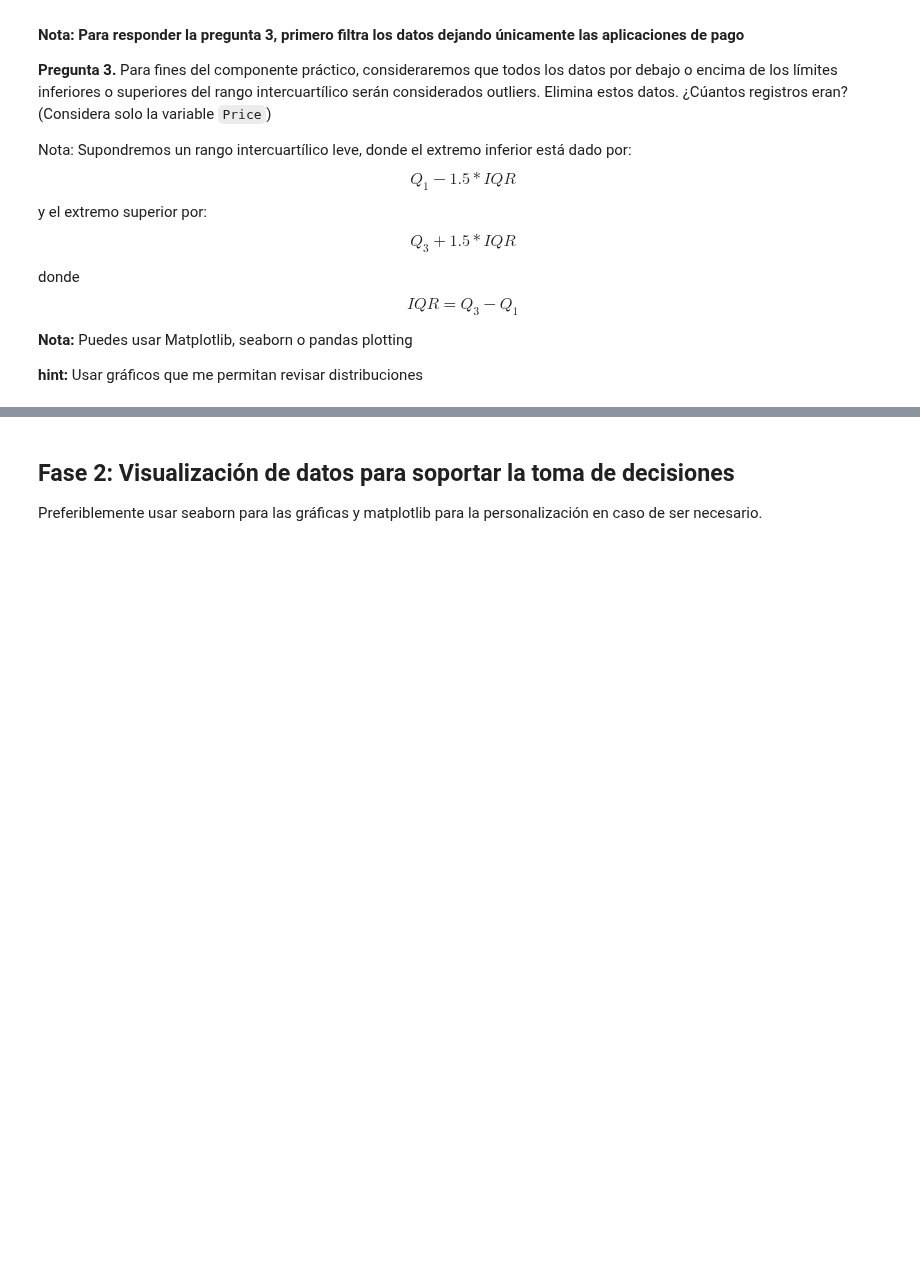
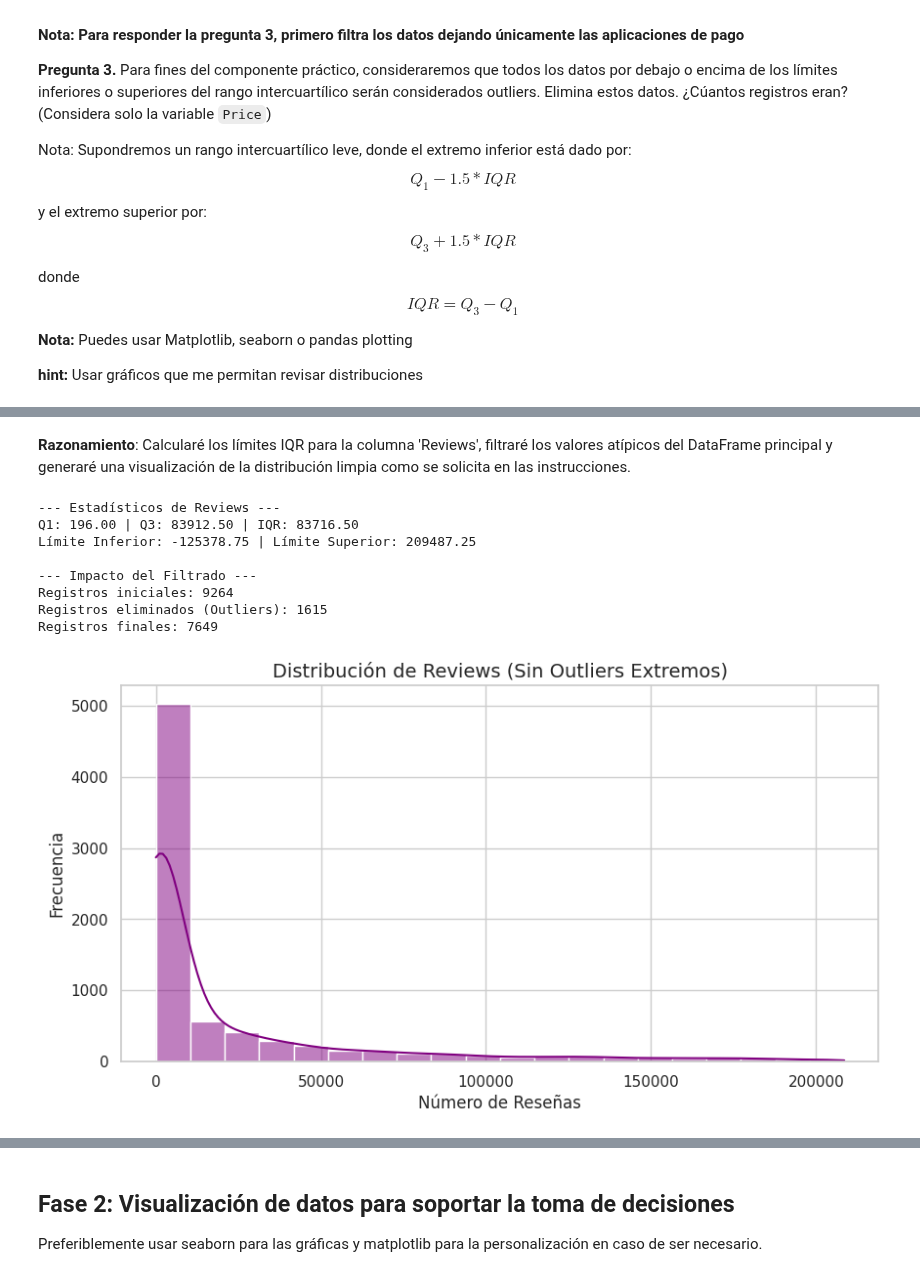
Before and after one commit to Alexander-Luna/Modulo2UIDE, a Jupyter notebook: Week1/P_1_G6.ipynb, the cells around one changed output, grey strips where cells are left out. Drawn from its saved outputs; the diff is of its cells as text; code cells hidden in the pictures; blank space fills up the shorter version.

```diff
--- a/Week1/P_1_G6.ipynb
+++ b/Week1/P_1_G6.ipynb
@@ -786,0 +721,47 @@ size_histlimpio_fig.bar_label(size_histlimpio_fig.containers[0],fontsize=8,paddi
+# %% [markdown]
+**Razonamiento**:
+Calcularé los límites IQR para la columna 'Reviews', filtraré los valores atípicos del DataFrame principal y generaré una visualización de la distribución limpia como se solicita en las instrucciones.
+# %%
+# 1. Calcular Cuartiles e IQR para 'Reviews'
+Q1_rev = data['Reviews'].quantile(0.25)
+Q3_rev = data['Reviews'].quantile(0.75)
+IQR_rev = Q3_rev - Q1_rev
+
+# 2. Definir Límites
+lower_limit_rev = Q1_rev - 1.5 * IQR_rev
+upper_limit_rev = Q3_rev + 1.5 * IQR_rev
+
+# 3. Imprimir Límites
+print(f'--- Estadísticos de Reviews ---')
+print(f'Q1: {Q1_rev:.2f} | Q3: {Q3_rev:.2f} | IQR: {IQR_rev:.2f}')
+print(f'Límite Inferior: {lower_limit_rev:.2f} | Límite Superior: {upper_limit_rev:.2f}')
+
+# 4. Filtrar Datos y Reportar Impacto
+filas_antes = data.shape[0]
+data = data[(data['Reviews'] >= lower_limit_rev) & (data['Reviews'] <= upper_limit_rev)]
+filas_despues = data.shape[0]
+
+print(f'\n--- Impacto del Filtrado ---')
+print(f'Registros iniciales: {filas_antes}')
+print(f'Registros eliminados (Outliers): {filas_antes - filas_despues}')
+print(f'Registros finales: {filas_despues}')
+
+# 5. Visualización
+import matplotlib.pyplot as plt
+import seaborn as sns
+plt.figure(figsize=(10, 5))
+sns.histplot(data=data, x='Reviews', kde=True, color='purple', bins=20)
+plt.title('Distribución de Reviews (Sin Outliers Extremos)', fontsize=14)
+plt.xlabel('Número de Reseñas', fontsize=12)
+plt.ylabel('Frecuencia', fontsize=12)
+plt.show()
+# %% [output]
+--- Estadísticos de Reviews ---
+Q1: 196.00 | Q3: 83912.50 | IQR: 83716.50
+Límite Inferior: -125378.75 | Límite Superior: 209487.25
+
+--- Impacto del Filtrado ---
+Registros iniciales: 9264
+Registros eliminados (Outliers): 1615
+Registros finales: 7649
+[figure, added]
```
Also changed, not shown: parts of 75 cells of this notebook.
